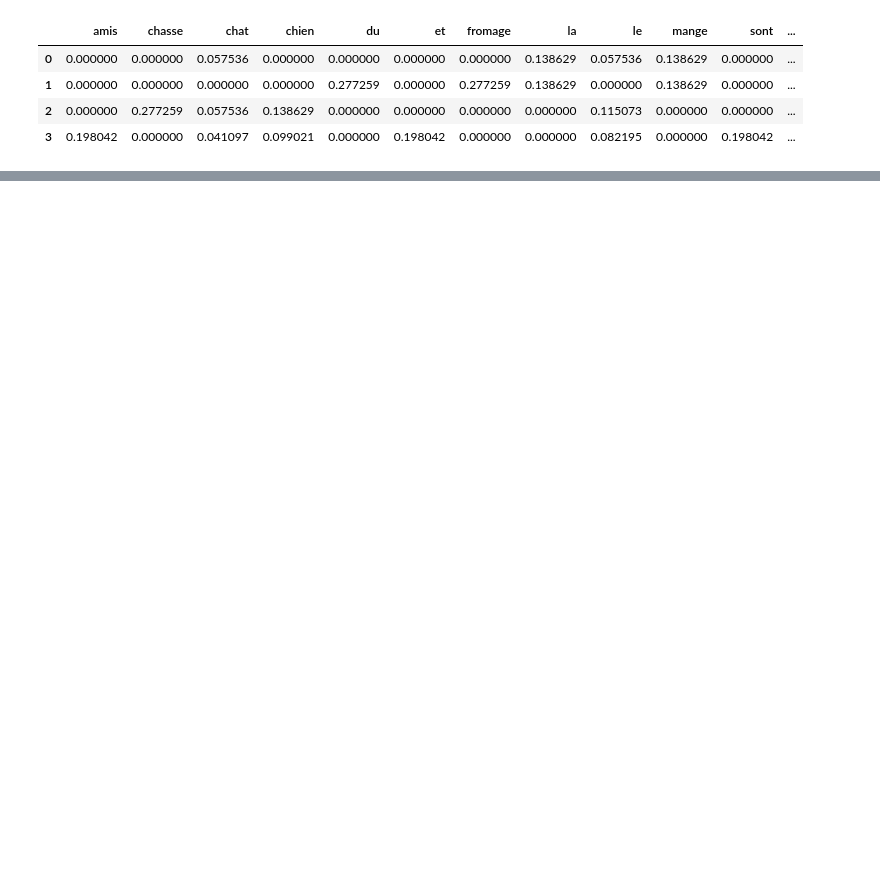
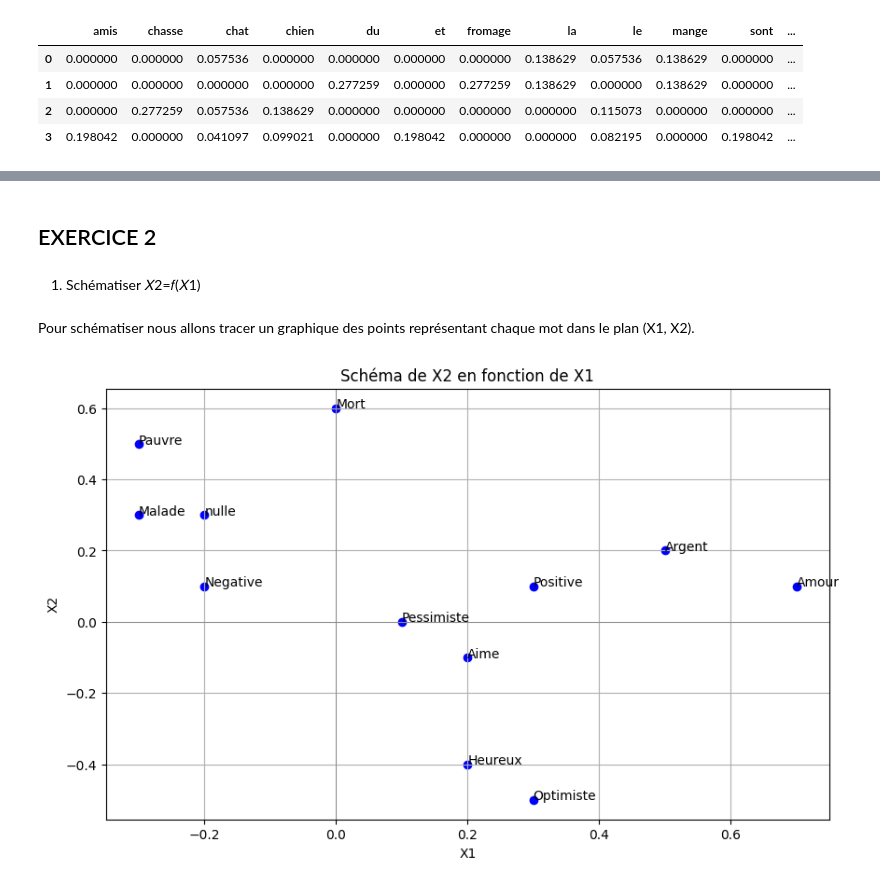
Before and after one commit to jeremiahEmenike/Understand-Natural-language-processing-, a Jupyter notebook: nlp/nlp.ipynb, the cells around one changed output, grey strips where cells are left out. Cells and saved outputs as stored; diff of their text form; code cells hidden in the pictures; blank space fills up the shorter version.

```diff
--- a/nlp/nlp.ipynb
+++ b/nlp/nlp.ipynb
@@ -145,0 +304,35 @@ import re
+# %% [markdown]
+## EXERCICE 2
+# %% [markdown]
+1. Schématiser 𝑋2=𝑓(𝑋1)
+# %% [markdown]
+Pour schématiser nous allons tracer un graphique des points représentant chaque mot dans le plan (X1, X2).
+# %%
+import matplotlib.pyplot as plt
+
+# Données des mots et leurs coordonnées
+words = ["Aime", "Malade", "Positive", "Pessimiste", "Heureux", "Amour", "Negative", "Mort", "Argent", "Optimiste", "Pauvre", "nulle"]
+x1 = [0.2, -0.3, 0.3, 0.1, 0.2, 0.7, -0.2, 0, 0.5, 0.3, -0.3, -0.2]
+x2 = [-0.1, 0.3, 0.1, 0, -0.4, 0.1, 0.1, 0.6, 0.2, -0.5, 0.5, 0.3]
+
+# Création du graphique
+plt.figure(figsize=(10, 6))
+plt.scatter(x1, x2, color='blue')
+
+# Ajout des labels des mots
+for i, word in enumerate(words):
+    plt.annotate(word, (x1[i], x2[i]))
+
+
+# Axes et titre
+plt.axhline(0, color='gray', linewidth=0.5)
+plt.axvline(0, color='gray', linewidth=0.5)
+plt.xlabel('X1')
+plt.ylabel('X2')
+plt.title('Schéma de X2 en fonction de X1')
+
+# Affichage du graphique
+plt.grid(True)
+plt.show()
+# %% [output]
+[figure, added]
```
Also changed, not shown: parts of 124 cells of this notebook.
